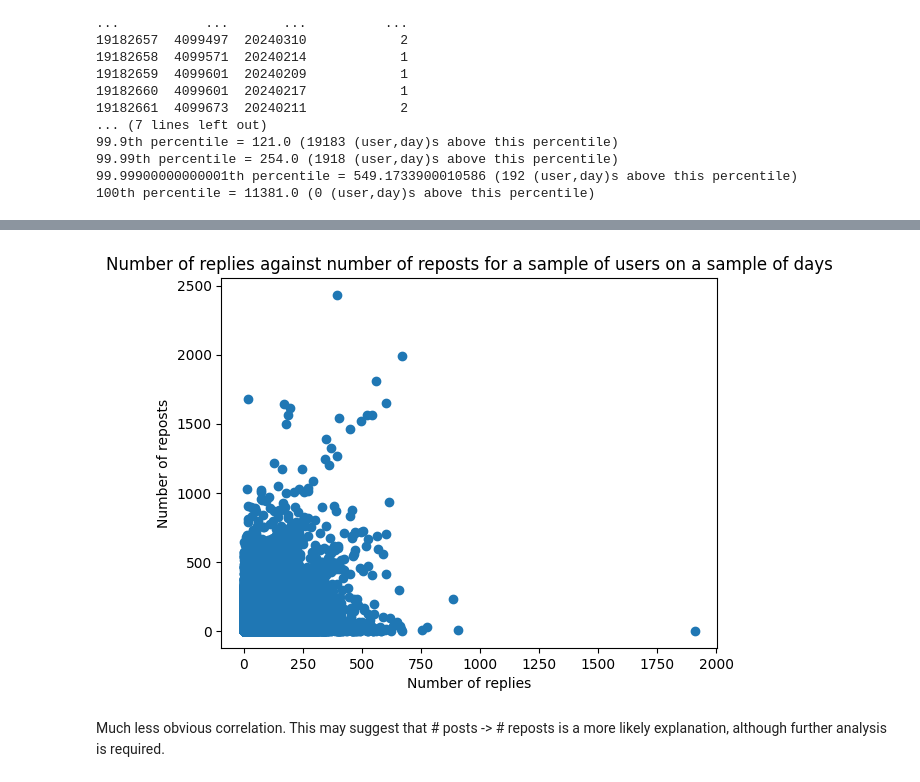
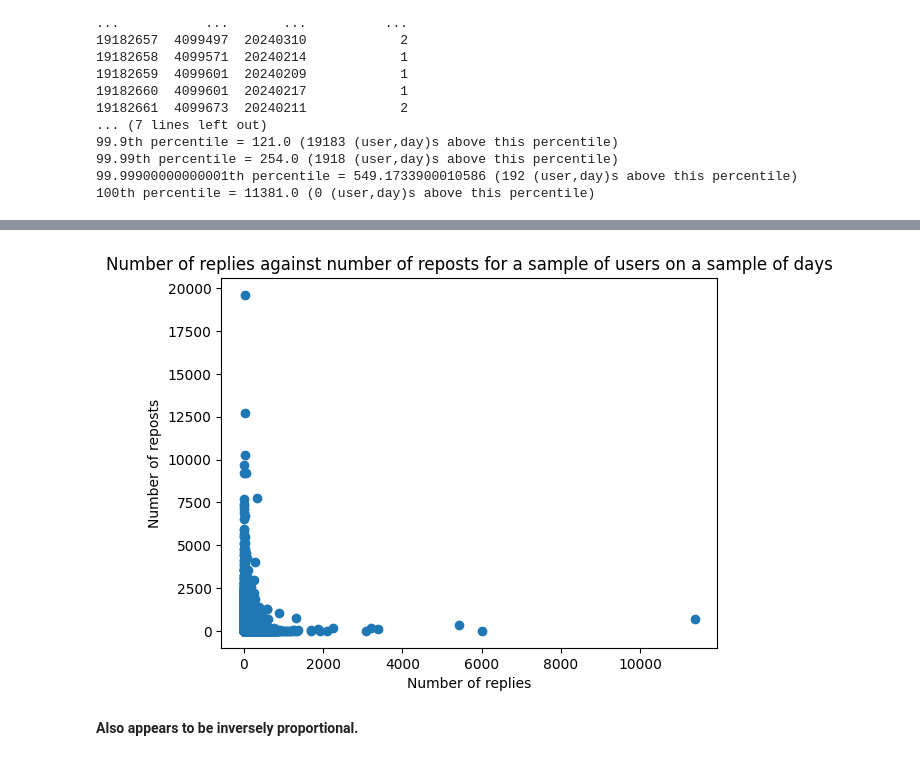
Before and after one commit to AravRaja/virality-analysis-datascience, a Jupyter notebook: notebooks/identifying_virality_metrics.ipynb, the cells around one changed output, grey strips where cells are left out. Drawn from its saved outputs; the diff is of its cells as text; code cells hidden in the pictures.

```diff
--- a/notebooks/identifying_virality_metrics.ipynb
+++ b/notebooks/identifying_virality_metrics.ipynb
@@ -239,6 +228,7 @@ A potential conditions for a post to be viral (both simultaneously):
 - It's date (date created) and user_id correspond to date which user has high # reposts per # posts that day.
 # %%
 # Create dataframe for number of reposts of a user each day
-user_reposts_per_day = reposts_graph.groupby(["user_id","date"]).size().reset_index(name='num_reposts')
+user_reposts_per_day = reposts_graph.groupby(["reposted_author","date"]).size().reset_index(name='repost_count')
+user_reposts_per_day.rename(columns={"reposted_author":"user_id"}, inplace=True)
 print(user_reposts_per_day.head())
 # %% [output]
@@ -407,11 +393,11 @@ Total = 7765948
 # %%
 # Plot Number of posts created against number of reposts for (user, date)
-plt.scatter(reposts_against_replies_user_date["num_replies"], reposts_against_replies_user_date["num_reposts"])
+plt.scatter(reposts_against_replies_user_date["num_replies"], reposts_against_replies_user_date["repost_count"])
 plt.xlabel("Number of replies")
 plt.ylabel("Number of reposts")
 plt.title("Number of replies against number of reposts for a sample of users on a sample of days")
 plt.show()
 # %% [output]
-[figure, old version]
+[figure, new version]
-# %% [markdown]
-Much less obvious correlation. This may suggest that # posts -> # reposts is a more likely explanation, although further analysis is required.
+# %% [markdown]
+**Also appears to be inversely proportional.**
```
Also changed, not shown: parts of 11 cells of this notebook.
